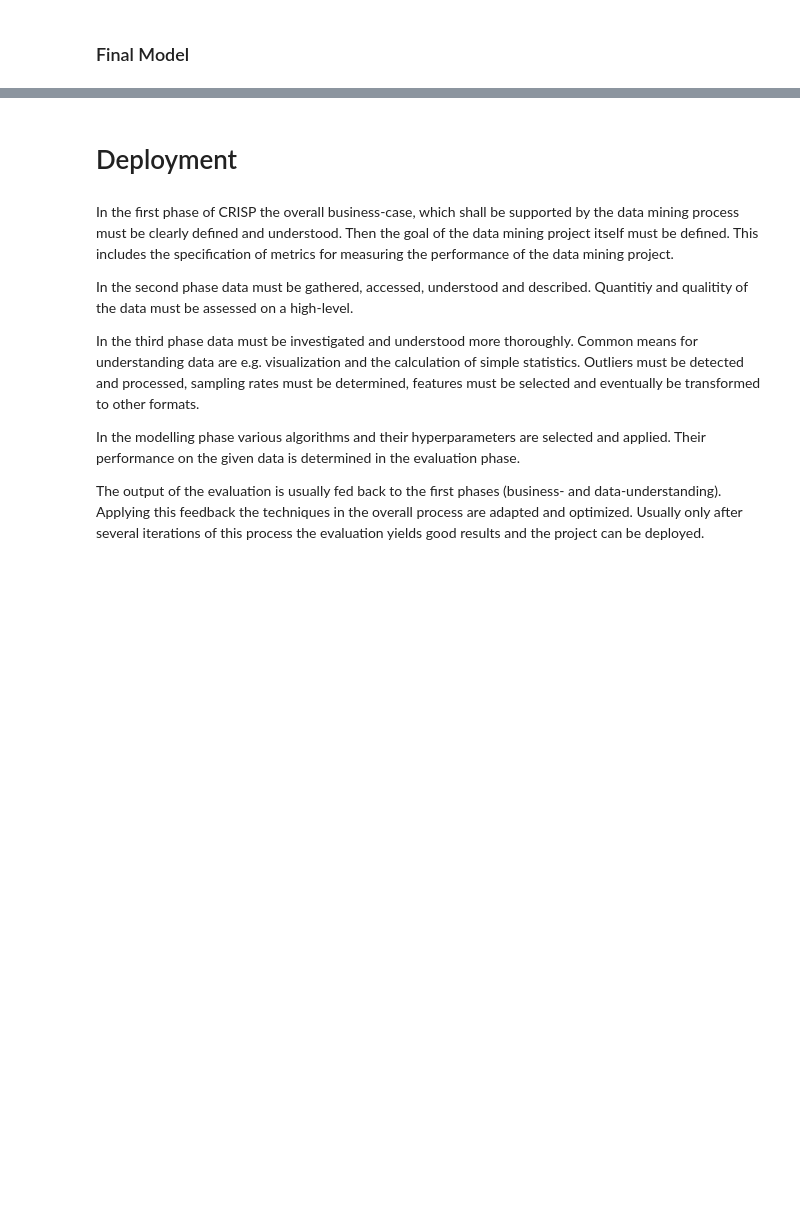
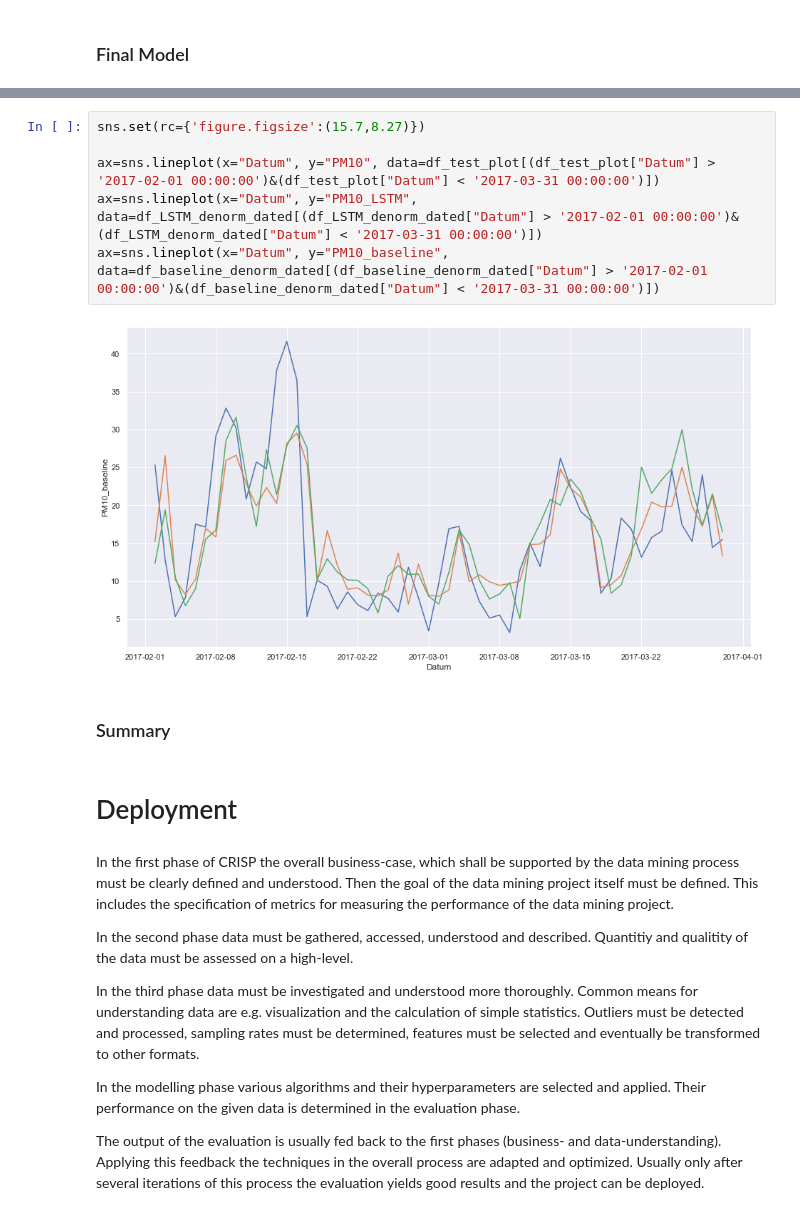
Before and after one commit to SvetiB/AirQualityStuttgart, a Jupyter notebook: AirQualityStuttgartModeling.ipynb, the cells around one changed output, grey strips where cells are left out. Cells and saved outputs as stored; diff of their text form; blank space fills up the shorter version.

```diff
--- a/AirQualityStuttgartModeling.ipynb
+++ b/AirQualityStuttgartModeling.ipynb
@@ -648,3 +927,13 @@ df_Results.to_csv("df_Results_HPTuning.csv", sep=" ", header=True, index=False)
+# %%
+sns.set(rc={'figure.figsize':(15.7,8.27)})
+
+ax=sns.lineplot(x="Datum", y="PM10", data=df_test_plot[(df_test_plot["Datum"] > '2017-02-01 00:00:00')&(df_test_plot["Datum"] < '2017-03-31 00:00:00')])
+ax=sns.lineplot(x="Datum", y="PM10_LSTM", data=df_LSTM_denorm_dated[(df_LSTM_denorm_dated["Datum"] > '2017-02-01 00:00:00')&(df_LSTM_denorm_dated["Datum"] < '2017-03-31 00:00:00')])
+ax=sns.lineplot(x="Datum", y="PM10_baseline", data=df_baseline_denorm_dated[(df_baseline_denorm_dated["Datum"] > '2017-02-01 00:00:00')&(df_baseline_denorm_dated["Datum"] < '2017-03-31 00:00:00')])
+# %% [output]
+[figure, added]
+# %% [markdown]
+### Summary
 # %% [markdown]
 # Deployment
 # %% [markdown]
```
Also changed, not shown: parts of 54 cells of this notebook, 3 other files.
